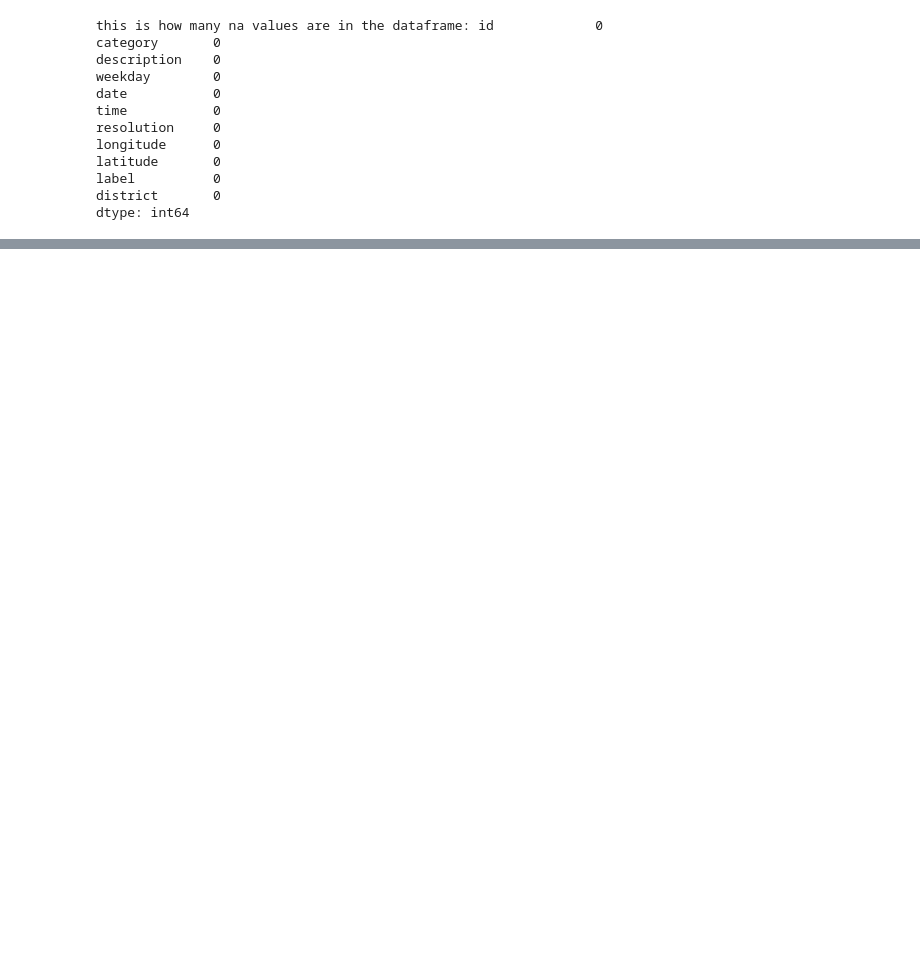
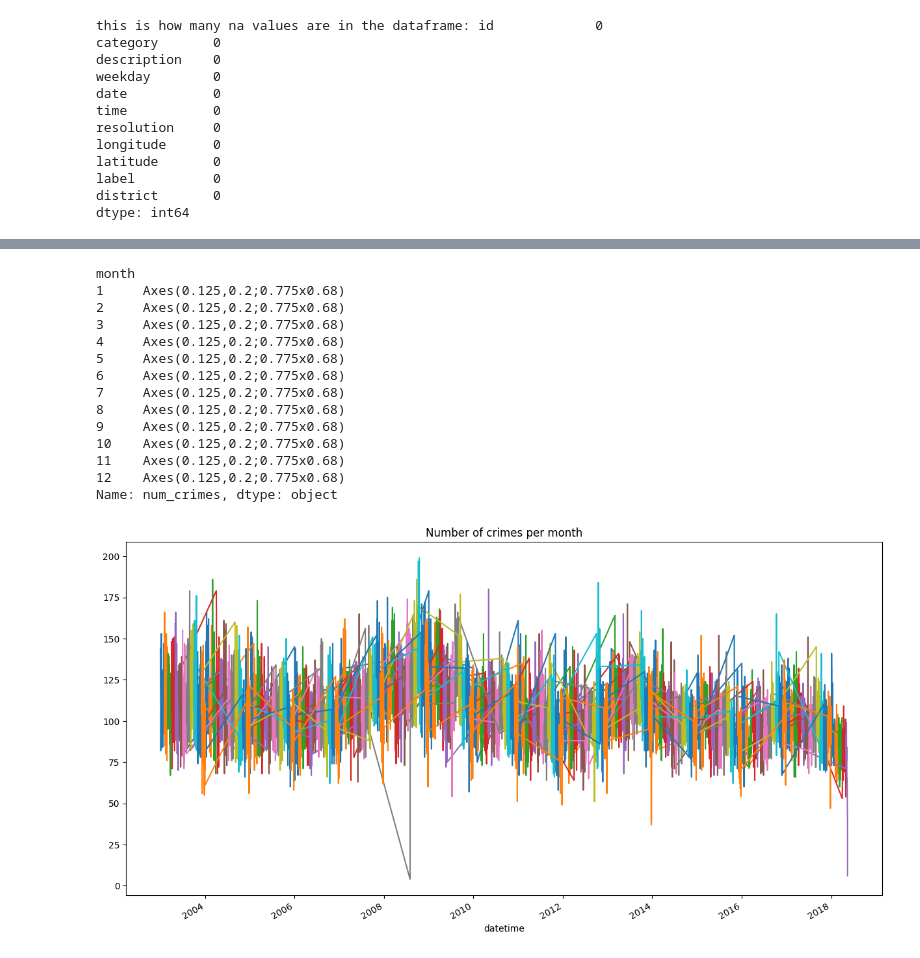
Before and after one commit to kristianseverin/CasePFA, a Jupyter notebook: XGBoost.ipynb, the cells around one changed output, grey strips where cells are left out. Saved outputs shown, nothing was run; the diff lists cells and outputs as text; code cells hidden in the pictures; blank space fills up the shorter version.

```diff
--- a/XGBoost.ipynb
+++ b/XGBoost.ipynb
@@ -114,0 +230,20 @@ print(df['district'].nunique())
+# %%
+# visualize crimes per month
+fig, ax = plt.subplots(figsize=(15, 8))
+dfXGB.groupby('month')['num_crimes'].plot(ax = ax, title = 'Number of crimes per month')
+# %% [output]
+month
+1     Axes(0.125,0.2;0.775x0.68)
+2     Axes(0.125,0.2;0.775x0.68)
+3     Axes(0.125,0.2;0.775x0.68)
+4     Axes(0.125,0.2;0.775x0.68)
+5     Axes(0.125,0.2;0.775x0.68)
+6     Axes(0.125,0.2;0.775x0.68)
+7     Axes(0.125,0.2;0.775x0.68)
+8     Axes(0.125,0.2;0.775x0.68)
+9     Axes(0.125,0.2;0.775x0.68)
+10    Axes(0.125,0.2;0.775x0.68)
+11    Axes(0.125,0.2;0.775x0.68)
+12    Axes(0.125,0.2;0.775x0.68)
+Name: num_crimes, dtype: object
+[figure, added]
```
Also changed, not shown: parts of 41 cells of this notebook.
